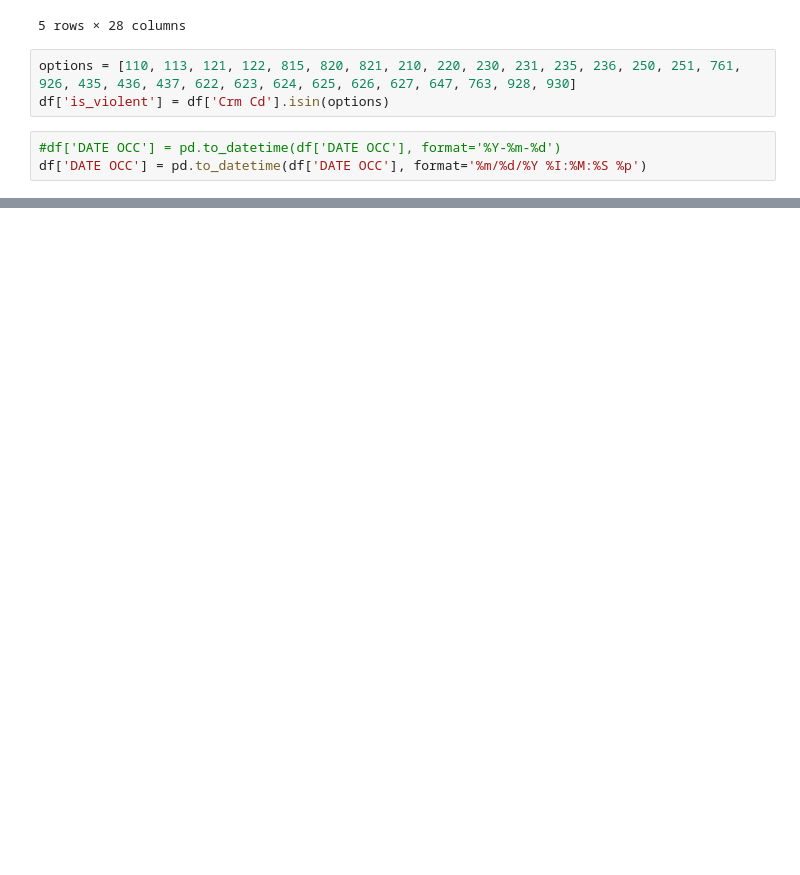
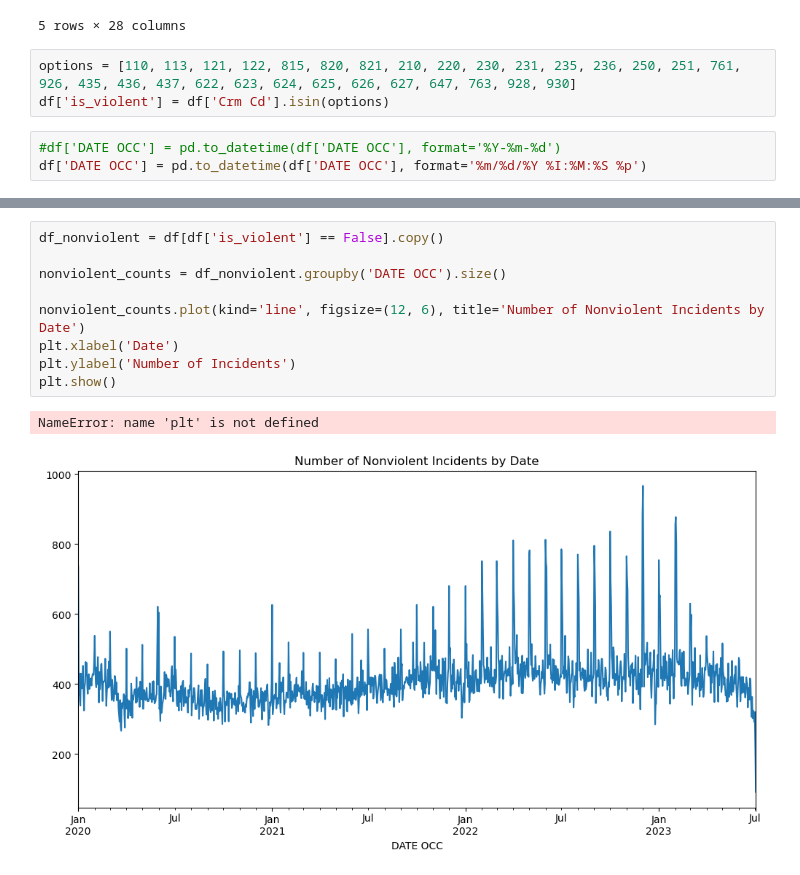
Before and after one commit to Ed-Lovera/AI-PT-Project-1, a Jupyter notebook: Micah/Untitled.ipynb, the cells around one changed output, grey strips where cells are left out. Drawn from its saved outputs; the diff is of its cells as text; blank space fills up the shorter version.

```diff
--- a/Micah/Untitled.ipynb
+++ b/Micah/Untitled.ipynb
@@ -53 +49,13 @@ Index(['DR_NO', 'Date Rptd', 'DATE OCC', 'TIME OCC', 'AREA', 'AREA NAME',
+# %%
+df_nonviolent = df[df['is_violent'] == False].copy()
+
+nonviolent_counts = df_nonviolent.groupby('DATE OCC').size()
+
+nonviolent_counts.plot(kind='line', figsize=(12, 6), title='Number of Nonviolent Incidents by Date')
+plt.xlabel('Date')
+plt.ylabel('Number of Incidents')
+plt.show()
+# %% [output]
+NameError: name 'plt' is not defined
+[figure, added]
 # %%
```
Also changed, not shown: parts of 6 cells of this notebook.
